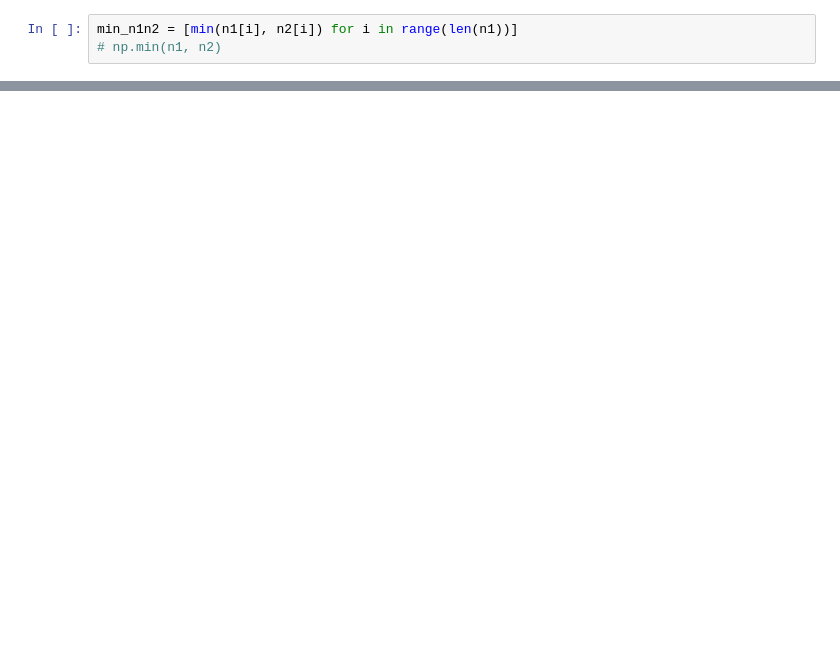
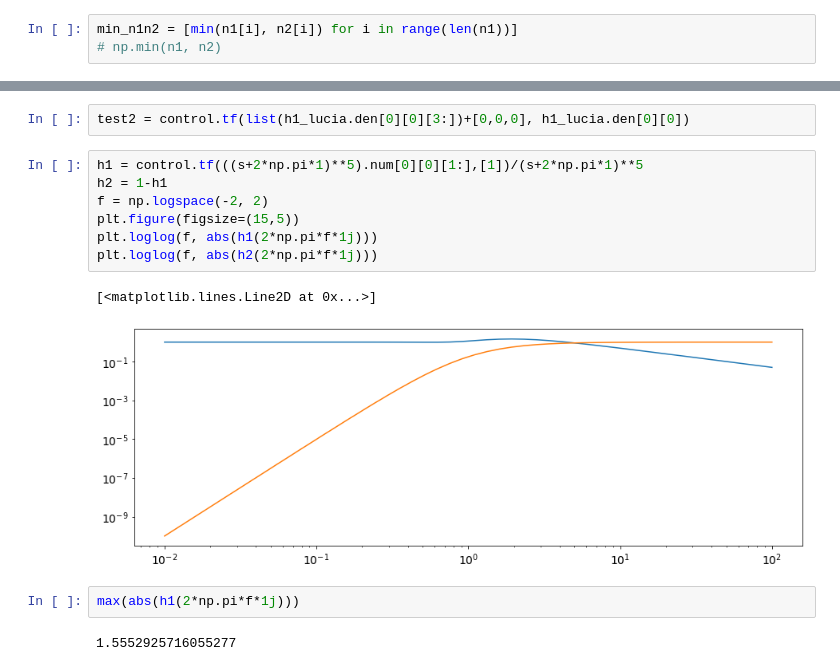
Before and after one commit to gw-vis/vis-commissioning-tex, a Jupyter notebook: notebook/plot_predefined_complementary_filters.ipynb, the cells around one changed output, grey strips where cells are left out. Cells and saved outputs as stored; diff of their text form; blank space fills up the shorter version.

```diff
--- a/notebook/plot_predefined_complementary_filters.ipynb
+++ b/notebook/plot_predefined_complementary_filters.ipynb
@@ -111,0 +134,16 @@ res
+# %%
+test2 = control.tf(list(h1_lucia.den[0][0][3:])+[0,0,0], h1_lucia.den[0][0])
+# %%
+h1 = control.tf(((s+2*np.pi*1)**5).num[0][0][1:],[1])/(s+2*np.pi*1)**5
+h2 = 1-h1
+f = np.logspace(-2, 2)
+plt.figure(figsize=(15,5))
+plt.loglog(f, abs(h1(2*np.pi*f*1j)))
+plt.loglog(f, abs(h2(2*np.pi*f*1j)))
+# %% [output]
+[<matplotlib.lines.Line2D at 0x...>]
+[figure, added]
+# %%
+max(abs(h1(2*np.pi*f*1j)))
+# %% [output]
+1.5552925716055277
```
Also changed, not shown: parts of 16 cells of this notebook, 3 other files.
